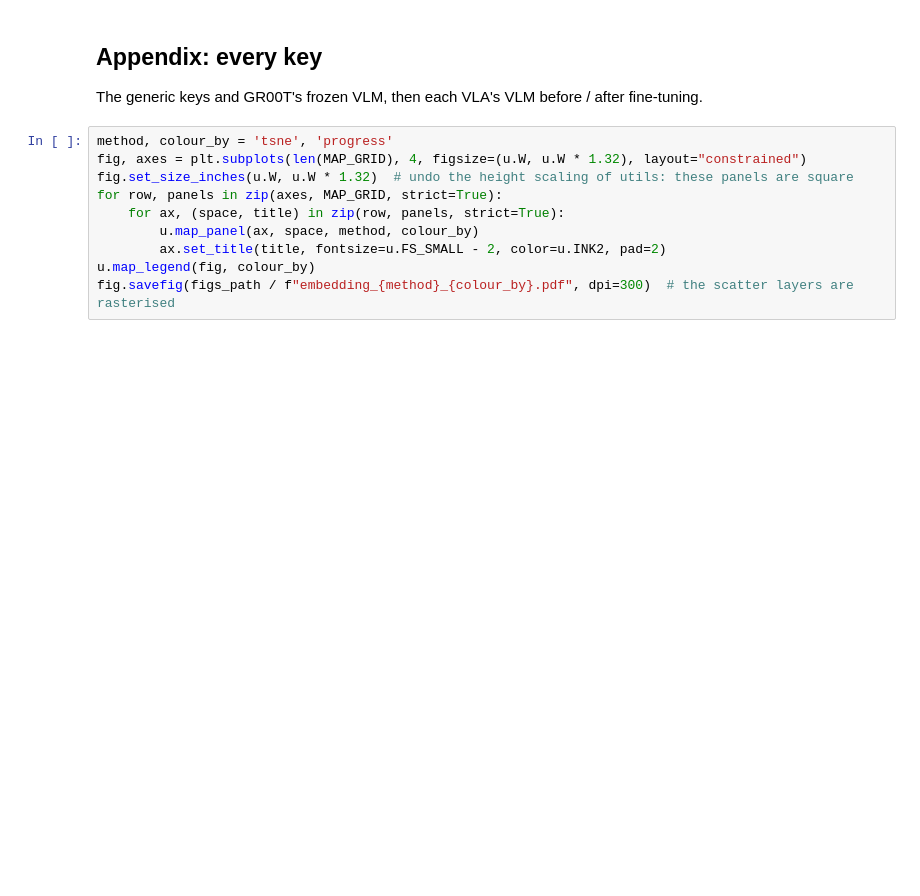
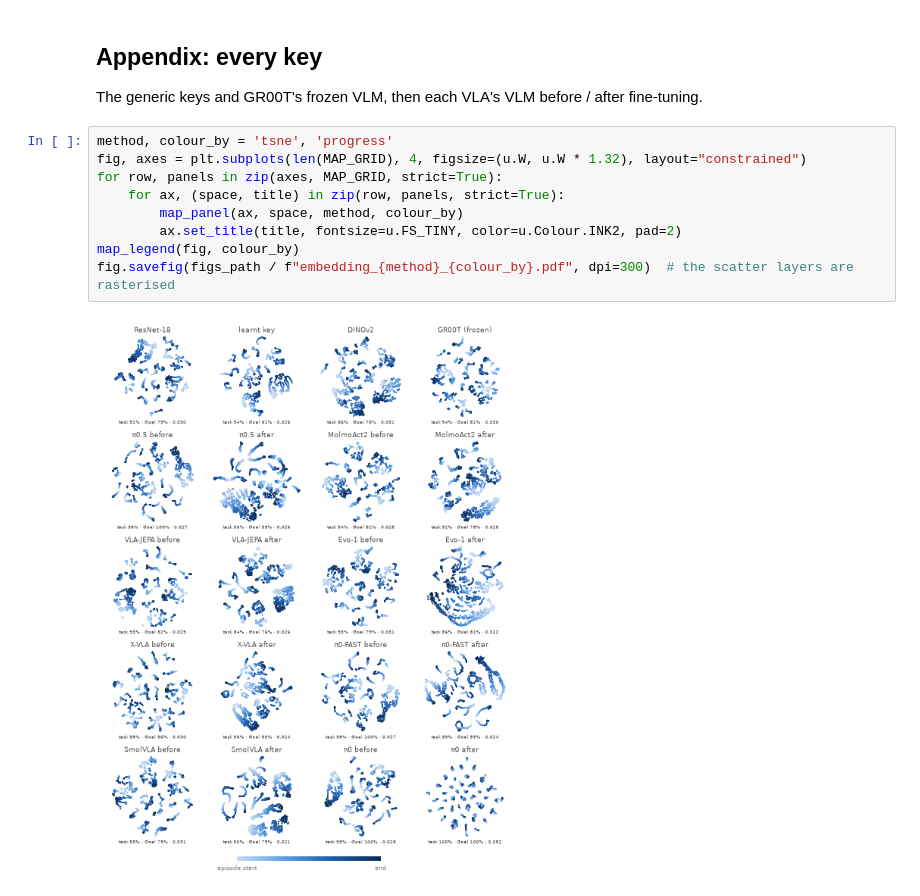
Before and after one commit to sereact/lerobot_knn, a Jupyter notebook: analysis/embeddings.ipynb, the cells around one changed output. Cells and saved outputs as stored; diff of their text form; blank space fills up the shorter version.

```diff
--- a/analysis/embeddings.ipynb
+++ b/analysis/embeddings.ipynb
@@ -58,13 +115,14 @@ The generic keys and GR00T's frozen VLM, then each VLA's VLM before / after fine
 # %%
 method, colour_by = 'tsne', 'progress'
 fig, axes = plt.subplots(len(MAP_GRID), 4, figsize=(u.W, u.W * 1.32), layout="constrained")
-fig.set_size_inches(u.W, u.W * 1.32)  # undo the height scaling of utils: these panels are square
 for row, panels in zip(axes, MAP_GRID, strict=True):
     for ax, (space, title) in zip(row, panels, strict=True):
-        u.map_panel(ax, space, method, colour_by)
-        ax.set_title(title, fontsize=u.FS_SMALL - 2, color=u.INK2, pad=2)
-u.map_legend(fig, colour_by)
+        map_panel(ax, space, method, colour_by)
+        ax.set_title(title, fontsize=u.FS_TINY, color=u.Colour.INK2, pad=2)
+map_legend(fig, colour_by)
 fig.savefig(figs_path / f"embedding_{method}_{colour_by}.pdf", dpi=300)  # the scatter layers are rasterised
+# %% [output]
+[figure, added]
 # %%
 method, colour_by = 'pca', 'suite'
 fig, axes = plt.subplots(len(MAP_GRID), 4, figsize=(u.W, u.W * 1.32), layout="constrained")
```
Also changed, not shown: parts of 6 cells of this notebook, 17 other files.
